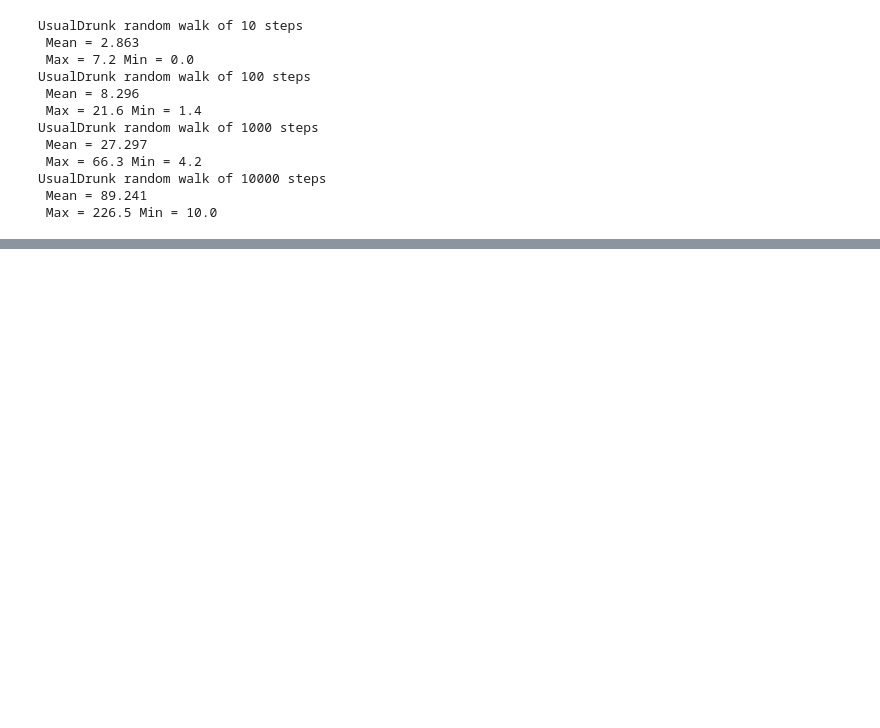
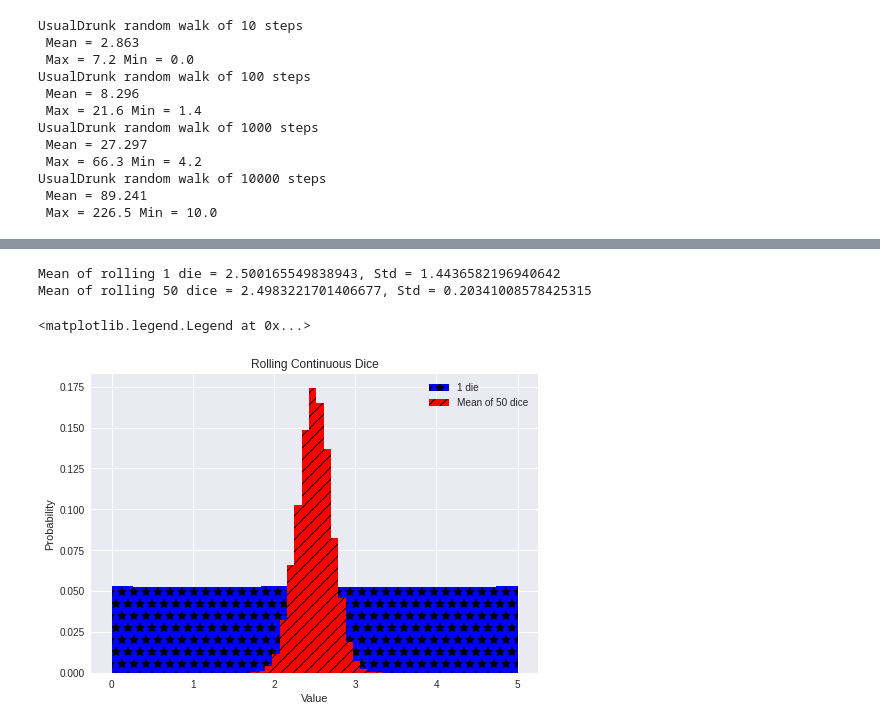
Before and after one commit to Meta-Sean/6.0001, a Jupyter notebook: 6_0002.ipynb, the cells around one changed output, grey strips where cells are left out. Drawn from its saved outputs; the diff is of its cells as text; code cells hidden in the pictures; blank space fills up the shorter version.

```diff
--- a/6_0002.ipynb
+++ b/6_0002.ipynb
@@ -858,0 +1020,32 @@ Starting simulation of 100000 steps
+# %%
+def plotMeans(numDice, numRolls, numBins, legend, color, style):
+  means = []
+  for i in range(numRolls//numDice):
+    vals = 0
+    for j in range(numDice):
+      vals += 5*random.random()
+    means.append(vals/float(numDice))
+  pylab.hist(means, numBins, color = color, label = legend, weights = pylab.array(len(means)*[1])/len(means), hatch = style)
+  return getMeanAndStd(means)
+
+def getMeanAndStd(X):
+    mean = sum(X)/float(len(X))
+    tot = 0.0
+    for x in X:
+        tot += (x - mean)**2
+    std = (tot/len(X))**0.5
+    return mean, std
+# %%
+mean, std = plotMeans(1, 1000000, 19, '1 die', 'b', '*')
+print('Mean of rolling 1 die =', str(mean) + ',', 'Std =', std)
+mean, std = plotMeans(50, 1000000, 19, 'Mean of 50 dice', 'r', '//')
+print('Mean of rolling 50 dice =', str(mean) + ',', 'Std =', std)
+pylab.title('Rolling Continuous Dice')
+pylab.xlabel('Value')
+pylab.ylabel('Probability')
+pylab.legend()
+# %% [output]
+Mean of rolling 1 die = 2.500165549838943, Std = 1.4436582196940642
+Mean of rolling 50 dice = 2.4983221701406677, Std = 0.20341008578425315
+<matplotlib.legend.Legend at 0x...>
+[figure, added]
```
Also changed, not shown: parts of 26 cells of this notebook.
